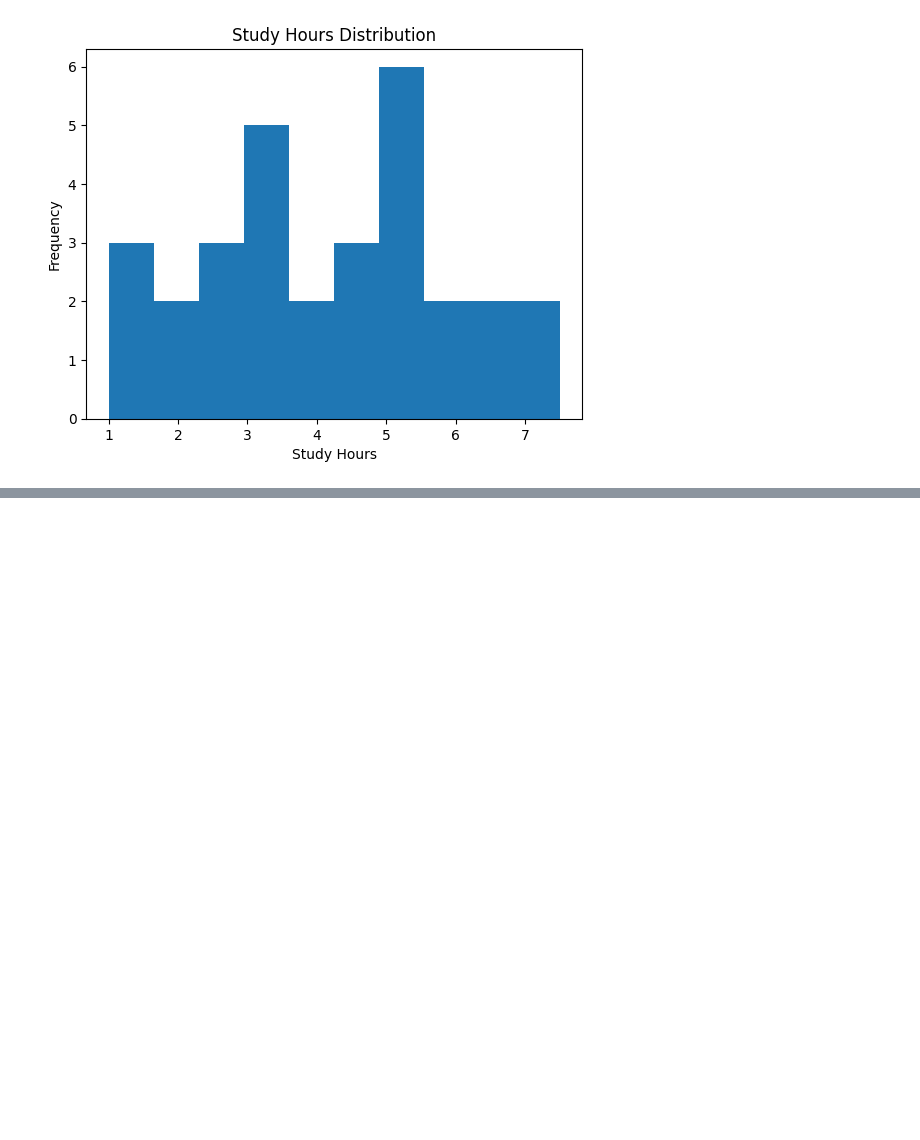
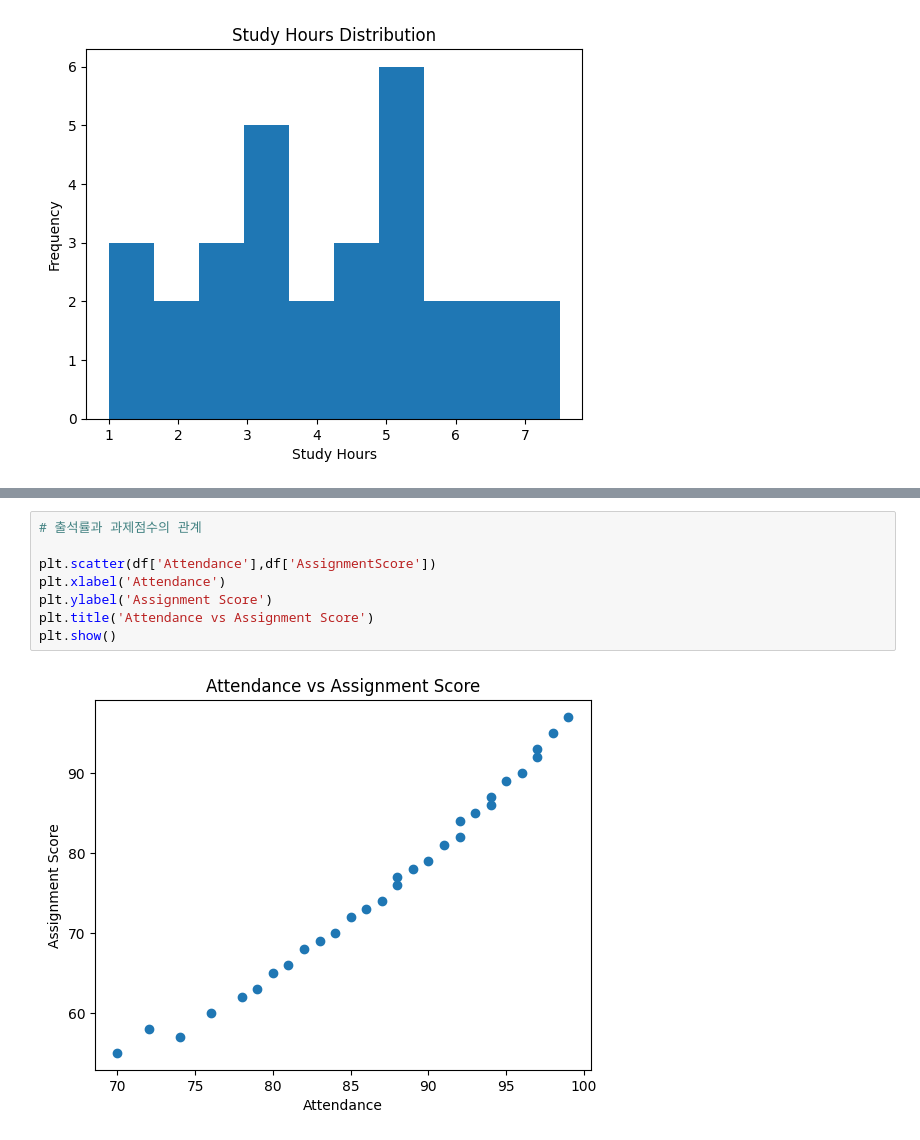
Before and after one commit to wjdtjwls512/School, a Jupyter notebook: 인공지능일반/student분석_1315.ipynb, the cells around one changed output, grey strips where cells are left out. Drawn from its saved outputs; the diff is of its cells as text; blank space fills up the shorter version.

```diff
--- a/인공지능일반/student분석_1315.ipynb
+++ b/인공지능일반/student분석_1315.ipynb
@@ -29,0 +49,10 @@ TypeError: scatter() missing 2 required positional arguments: 'x' and 'y'
+# %%
+# 출석률과 과제점수의 관계
+
+plt.scatter(df['Attendance'],df['AssignmentScore'])
+plt.xlabel('Attendance')
+plt.ylabel('Assignment Score')
+plt.title('Attendance vs Assignment Score')
+plt.show()
+# %% [output]
+[figure, added]
```
Also changed, not shown: parts of 4 cells of this notebook.
